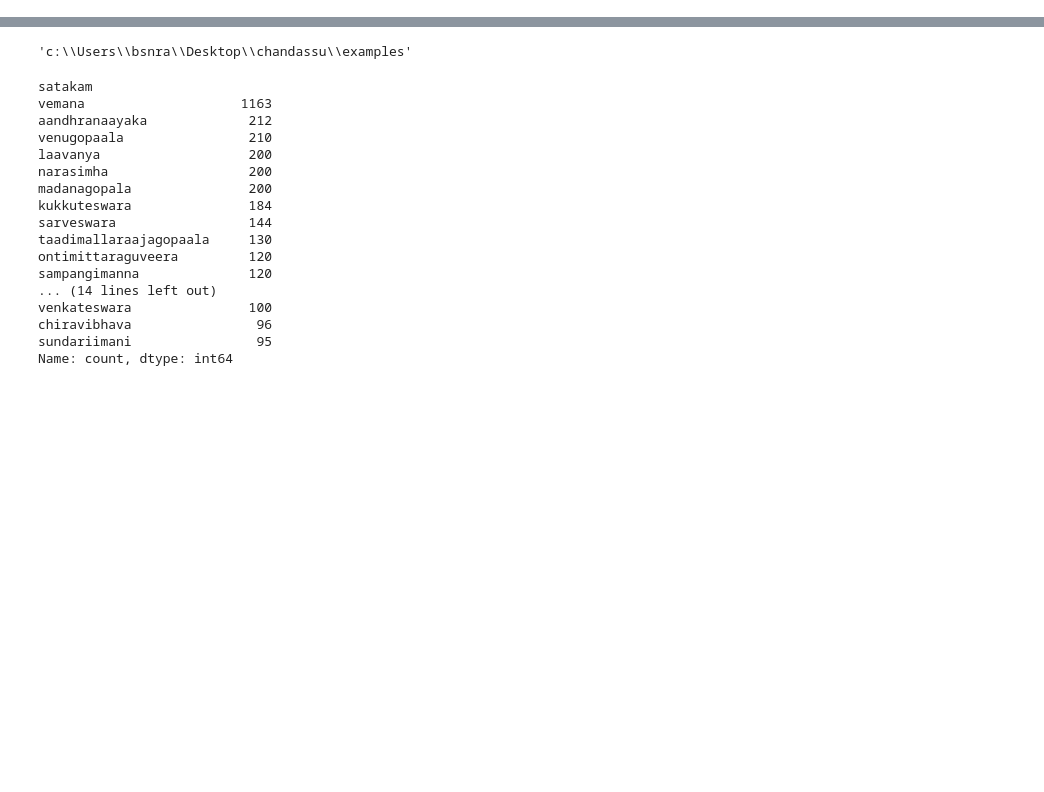
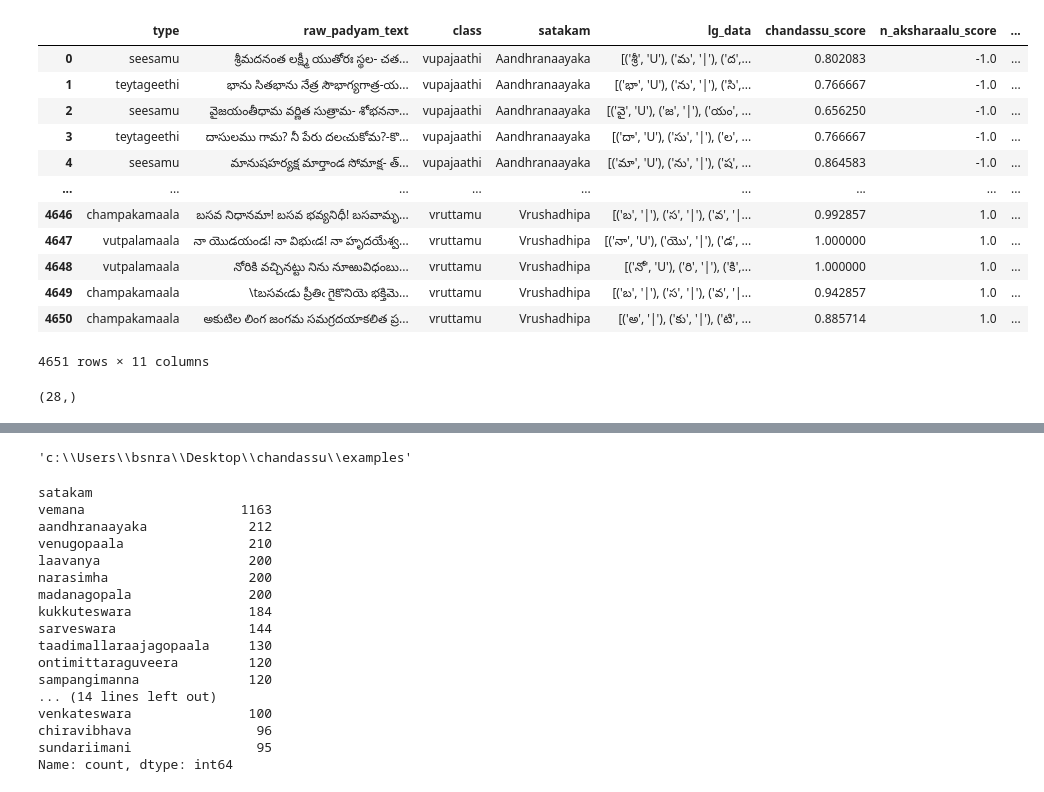
Before and after one commit to BodduSriPavan-111/chandassu, a Jupyter notebook: examples/Accuracy_Evaluation.ipynb, the cells around one changed output, grey strips where cells are left out. Saved outputs shown, nothing was run; the diff lists cells and outputs as text; code cells hidden in the pictures; blank space fills up the shorter version.

```diff
--- a/examples/Accuracy_Evaluation.ipynb
+++ b/examples/Accuracy_Evaluation.ipynb
@@ -8,0 +13,17 @@ import matplotlib.pyplot as plt
+# %%
+df= pd.read_excel( r"C:\Users\bsnra\Desktop\chandassu\Chandassu_Dataset.xlsx" )
+df
+# %% [output]
+|  | type | raw_padyam_text | class | satakam | lg_data | chandassu_score | n_aksharaalu_score | ... |
+| 0 | seesamu | శ్రీమదనంత లక్ష్మీ యుతోరః స్థల- చత... | vupajaathi | Aandhranaayaka | [('శ్రీ', 'U'), ('మ', '|'), ('ద',... | 0.802083 | -1.0 | ... |
+| 1 | teytageethi | భాను సితభాను నేత్ర సౌభాగ్యగాత్ర-య... | vupajaathi | Aandhranaayaka | [('భా', 'U'), ('ను', '|'), ('సి',... | 0.766667 | -1.0 | ... |
+| 2 | seesamu | వైజయంతీధామ వర్ణిత సుత్రామ- శోభననా... | vupajaathi | Aandhranaayaka | [('వై', 'U'), ('జ', '|'), ('యం', ... | 0.656250 | -1.0 | ... |
+| 3 | teytageethi | దాసులము గామ? నీ పేరు దలఁచుకోమ?-కొ... | vupajaathi | Aandhranaayaka | [('దా', 'U'), ('సు', '|'), ('ల', ... | 0.766667 | -1.0 | ... |
+| 4 | seesamu | మానుషహర్యక్ష మార్తాండ సోమాక్ష- త్... | vupajaathi | Aandhranaayaka | [('మా', 'U'), ('ను', '|'), ('ష', ... | 0.864583 | -1.0 | ... |
+| ... | ... | ... | ... | ... | ... | ... | ... | ... |
+| 4646 | champakamaala | బసవ నిధానమా! బసవ భవ్యనిధీ! బసవామృ... | vruttamu | Vrushadhipa | [('బ', '|'), ('స', '|'), ('వ', '|... | 0.992857 | 1.0 | ... |
+| 4647 | vutpalamaala | నా యొడయండ! నా విభుఁడ! నా హృదయేశ్వ... | vruttamu | Vrushadhipa | [('నా', 'U'), ('యొ', '|'), ('డ', ... | 1.000000 | 1.0 | ... |
+| 4648 | vutpalamaala | నోరికి వచ్చినట్టు నిను నూఱువిధంబు... | vruttamu | Vrushadhipa | [('నో', 'U'), ('రి', '|'), ('కి',... | 1.000000 | 1.0 | ... |
+| 4649 | champakamaala | \tబసవఁడు ప్రీతిఁ గైకొనియె భక్తిమె... | vruttamu | Vrushadhipa | [('బ', '|'), ('స', '|'), ('వ', '|... | 0.942857 | 1.0 | ... |
+| 4650 | champakamaala | అకుటిల లింగ జంగమ సమగ్రదయాకలిత ప్ర... | vruttamu | Vrushadhipa | [('అ', '|'), ('కు', '|'), ('టి', ... | 0.885714 | 1.0 | ... |
+4651 rows × 11 columns
@@ -8,0 +32,4 @@ import matplotlib.pyplot as plt
+# %%
+df["satakam"].unique().shape
+# %% [output]
+(28,)
```
Also changed, not shown: parts of 18 cells of this notebook, 19 other files.
